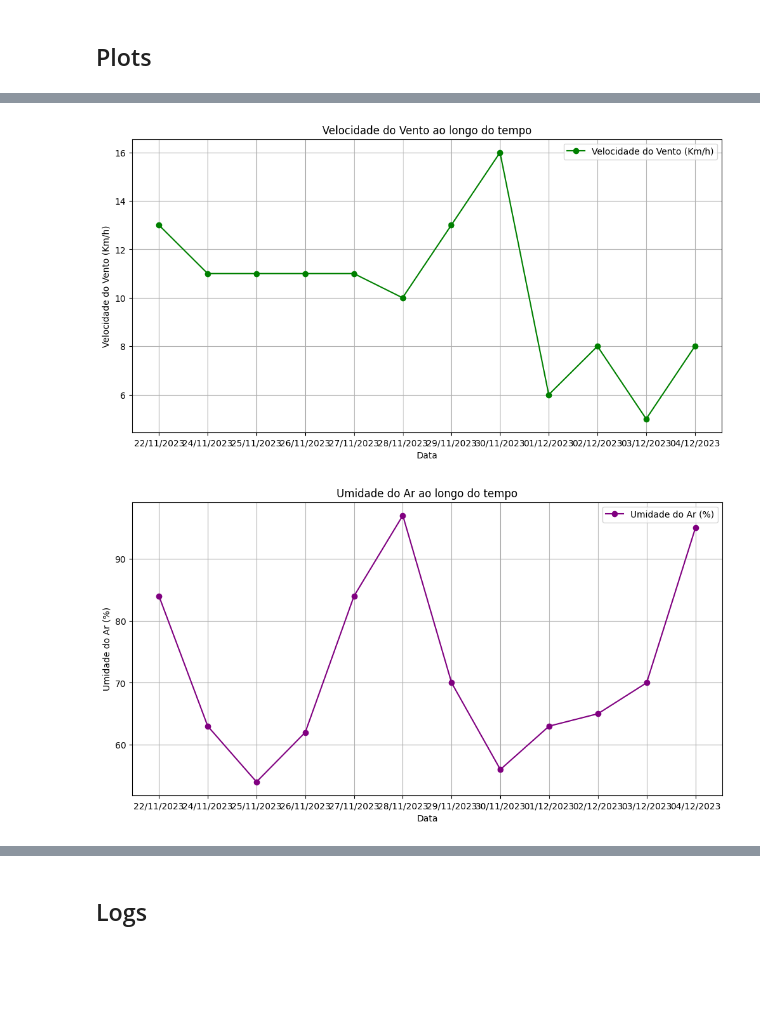
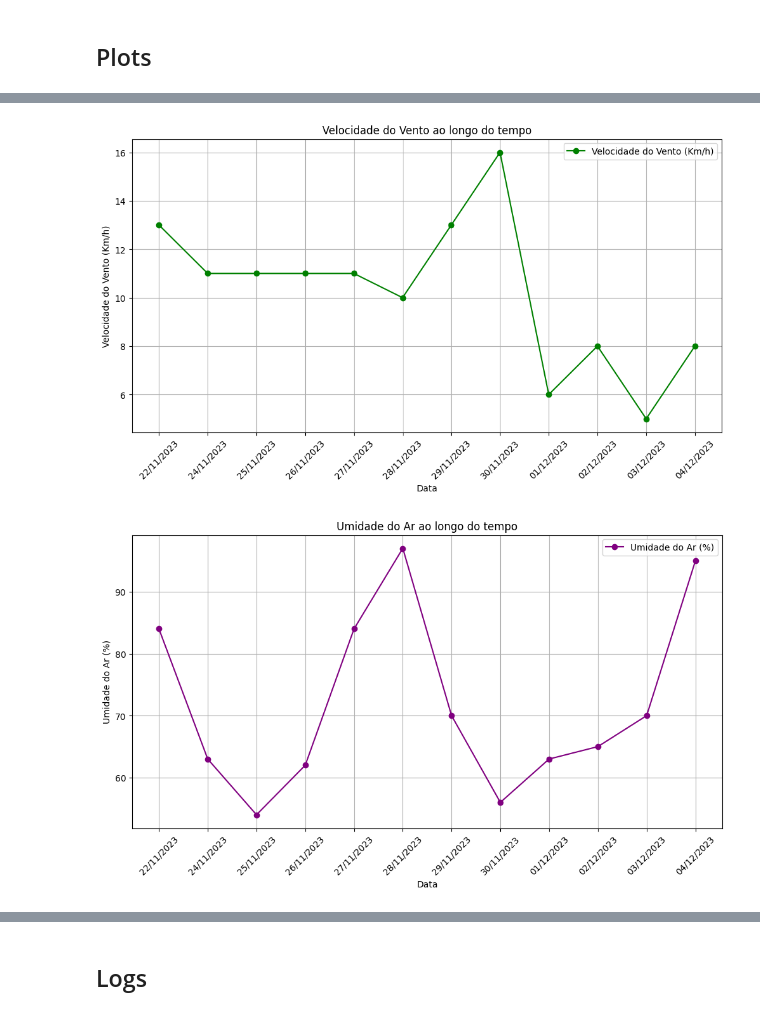
Before and after one commit to francocontigo/weather_report_scraping, a Jupyter notebook: weather_analisys.ipynb, the cells around one changed output, grey strips where cells are left out. Saved outputs shown, nothing was run; the diff lists cells and outputs as text; code cells hidden in the pictures; blank space fills up the shorter version.

```diff
--- a/weather_analisys.ipynb
+++ b/weather_analisys.ipynb
@@ -112,21 +116,24 @@ plt.show()
 # %%
+
 # Gráfico de Linha para Velocidade do Vento
 plt.figure(figsize=(12, 6))
 
 plt.plot(df['Data_Formatada'], df['Velocidade do vento (Km/h)'], label='Velocidade do Vento (Km/h)', marker='o', color='green')
 
 plt.title('Velocidade do Vento ao longo do tempo')
 plt.xlabel('Data')
 plt.ylabel('Velocidade do Vento (Km/h)')
 plt.legend()
+plt.xticks(rotation=45)
 plt.grid(True)
 
 plt.savefig(os.path.join(save_dir, 'plt3_Vento.png'))
 
 plt.show()
 # %% [output]
-[figure, old version]
+[figure, new version]
 # %%
+
 # Gráfico de Linha para Umidade do Ar Atual
 plt.figure(figsize=(12, 6))
 
@@ -136,11 +143,12 @@ plt.title('Umidade do Ar ao longo do tempo')
 plt.xlabel('Data')
 plt.ylabel('Umidade do Ar (%)')
 plt.legend()
+plt.xticks(rotation=45)
 plt.grid(True)
 
 plt.savefig(os.path.join(save_dir, 'plt4_Umidade.png'))
 
 plt.show()
 # %% [output]
-[figure, old version]
+[figure, new version]
 # %%
```
Also changed, not shown: parts of 3 cells of this notebook, 5 other files.
